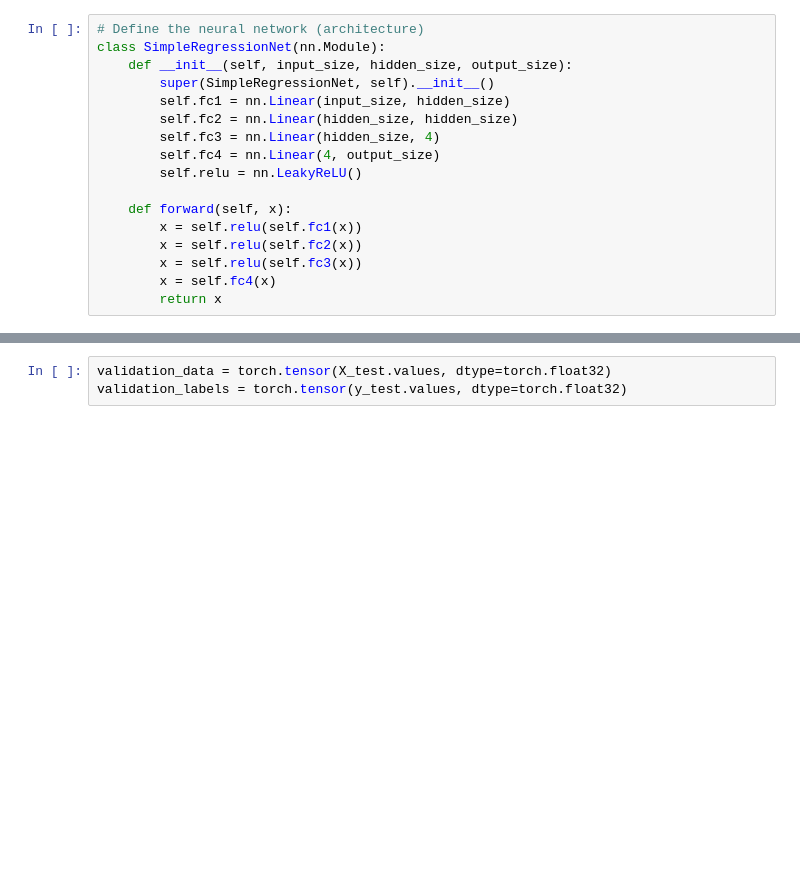
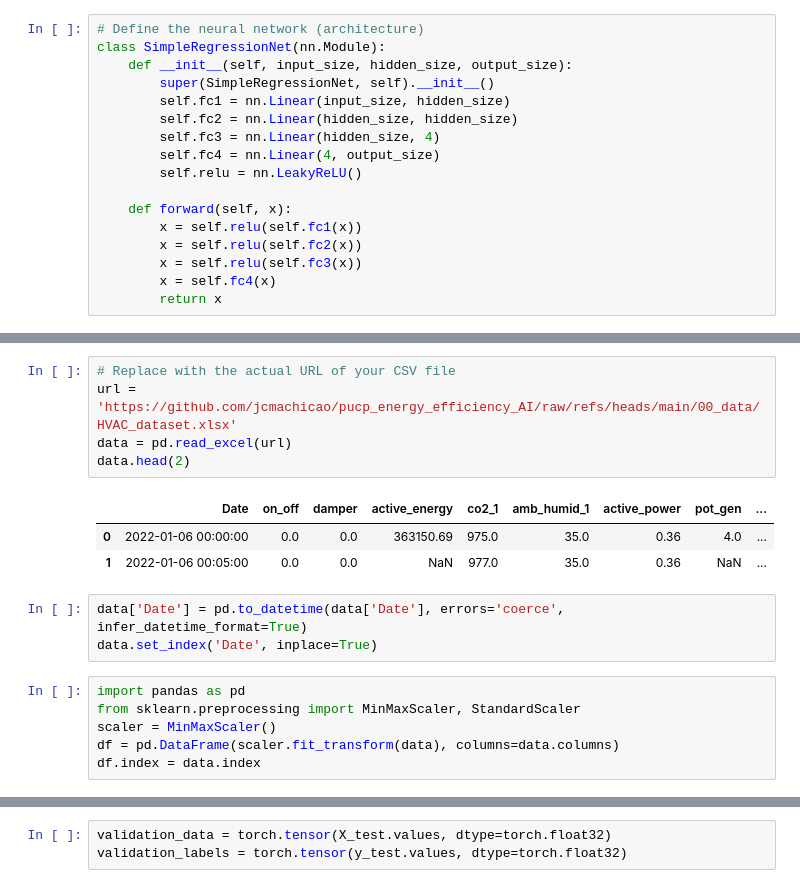
Before and after one commit to jcmachicao/pucp_energy_efficiency_AI, a Jupyter notebook: 02_NeuralNetworks/hvac_data_03_explainability.ipynb, the cells around one changed output, grey strips where cells are left out. Cells and saved outputs as stored; diff of their text form; blank space fills up the shorter version.

```diff
--- a/02_NeuralNetworks/hvac_data_03_explainability.ipynb
+++ b/02_NeuralNetworks/hvac_data_03_explainability.ipynb
@@ -31,0 +52,18 @@ output_size = 1
+# %%
+# Replace with the actual URL of your CSV file
+url = 'https://github.com/jcmachicao/pucp_energy_efficiency_AI/raw/refs/heads/main/00_data/HVAC_dataset.xlsx'
+data = pd.read_excel(url)
+data.head(2)
+# %% [output]
+|  | Date | on_off | damper | active_energy | co2_1 | amb_humid_1 | active_power | pot_gen | ... |
+| 0 | 2022-01-06 00:00:00 | 0.0 | 0.0 | 363150.69 | 975.0 | 35.0 | 0.36 | 4.0 | ... |
+| 1 | 2022-01-06 00:05:00 | 0.0 | 0.0 | NaN | 977.0 | 35.0 | 0.36 | NaN | ... |
+# %%
+data['Date'] = pd.to_datetime(data['Date'], errors='coerce', infer_datetime_format=True)
+data.set_index('Date', inplace=True)
+# %%
+import pandas as pd
+from sklearn.preprocessing import MinMaxScaler, StandardScaler
+scaler = MinMaxScaler()
+df = pd.DataFrame(scaler.fit_transform(data), columns=data.columns)
+df.index = data.index
```
Also changed, not shown: parts of 11 cells of this notebook.
